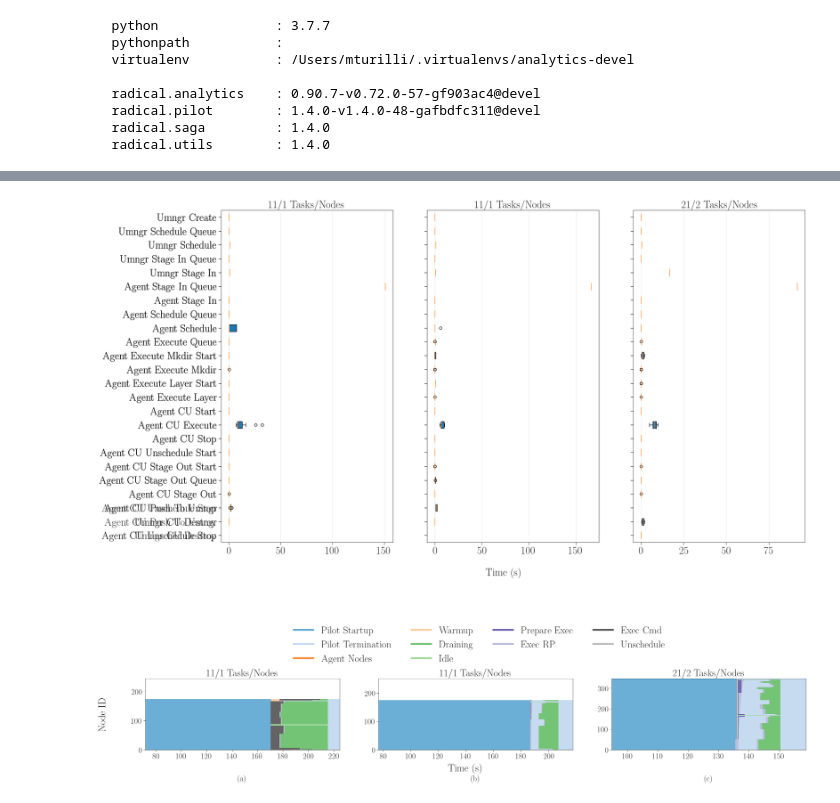
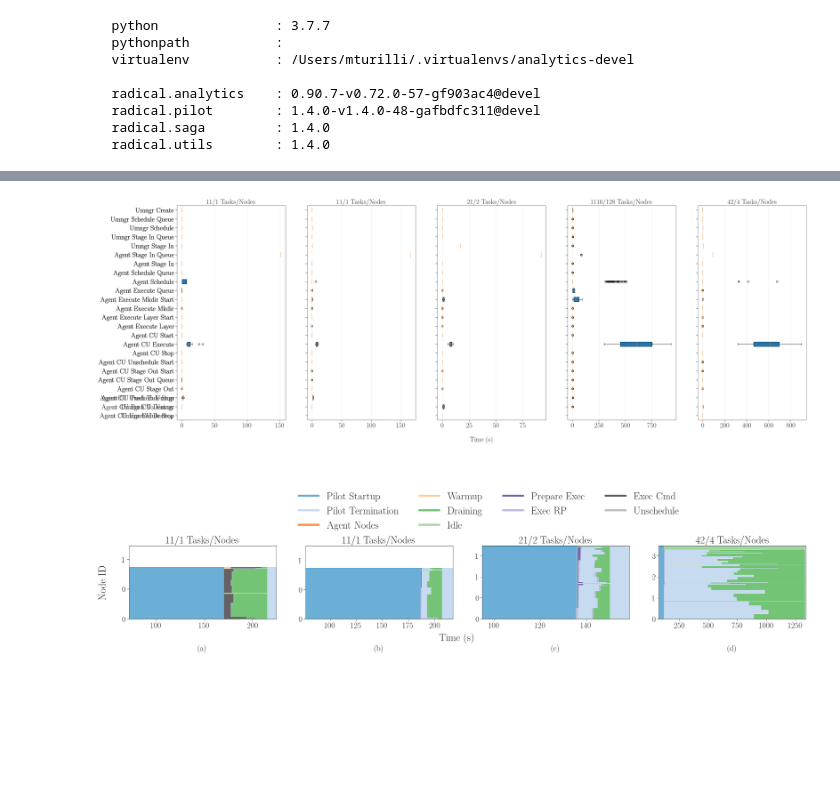
Before and after one commit to radical-experiments/summit_prrte, a Jupyter notebook: analysis/paper_ornl_2.ipynb, the cells around one changed output, grey strips where cells are left out. Drawn from its saved outputs; the diff is of its cells as text; code cells hidden in the pictures; blank space fills up the shorter version.

```diff
--- a/analysis/paper_ornl_2.ipynb
+++ b/analysis/paper_ornl_2.ipynb
@@ -20,7 +20,9 @@ suds = [
         'rp.session.login3.mturilli1.018442.0012',
 #         'rp.session.login4.mturilli1.018443.0002',
 #         'rp.session.login4.mturilli1.018443.0003',
-        'rp.session.login4.mturilli1.018444.0000'
+        'rp.session.login4.mturilli1.018444.0000',
+        'rp.session.login4.mturilli1.018444.0001',
+        'rp.session.login4.mturilli1.018444.0003'
        ]
 sdir = '../data/raw/'
 sids = [sdir+s for s in suds]
@@ -218,7 +239,7 @@ fig.text( 0.5 , 0.05, 'Time (s)', ha='center', fontsize=24)
 plt.savefig('figures/baseline_json_prrte.pdf', dpi=300, bbox_inches='tight')
 plt.savefig('figures/baseline_json_prrte.png', dpi=300, bbox_inches='tight')
 # %% [output]
-[figure, old version]
+[figure, new version]
 # %%
 metrics_default = [
 
@@ -285,16 +306,22 @@ for session in sobjs.sessions:
     xkeys.append('%s / %s' % (n_units, p_size))
 # %%
 def update_ticks(x, pos):
-#     return int(x/168)
-    return int(x)
+    return int(x/168)
+#     return int(x)
 # %%
+skip = ['rp.session.login4.mturilli1.018444.0001']
+nsids = len(suds) - len(skip)
+
 fwidth = 36
 fhight = 4
-fig, axarr = plt.subplots(1, len(suds), sharex='col', figsize=(fwidth, fhight))  # , sharey='row')
+fig, axarr = plt.subplots(1, nsids, figsize=(fwidth, fhight))
 
 i = 0
 j = 'a'
 for sid in suds:
+
+    if sid in skip:
+        continue
 
     ax = axarr[i]
     cmap = mpl.cm.get_cmap('tab20c')
@@ -345,32 +372,32 @@ for sid in suds:
                     y_min = min(y_min, orig_y)
                     x_max = max(x_max, orig_x + width)
                     y_max = max(y_max, orig_y + height)
 
                     patch = mpl.patches.Rectangle((orig_x, orig_y),
                                                   width, height,
                                                   facecolor=color,
                                                   edgecolor='black',
                                                   fill=True, lw=0.0)
                     ax.add_patch(patch)
 
     ax.set_xlim([x_min, x_max])
     ax.set_ylim([y_min, y_max])
 
     ax.set_xlabel('(%s)' % j, labelpad=45)
     ax.yaxis.set_major_formatter(mticker.FuncFormatter(update_ticks))
 
     i = i+1
     j = chr(ord(j) + 1)
 
 # Add common axes lables
-fig.text(0.07,  0.5, 'Node ID' , va='center', rotation='vertical', fontsize=30)
+fig.text(0.09,  0.5, 'Node ID' , va='center', rotation='vertical', fontsize=30)
 fig.text(0.5 , -0.1, 'Time (s)', ha='center', fontsize=30)
 
 # Add legend
 fig.legend(legend, [m[0] for m in metrics_default], loc='upper center',
            bbox_to_anchor=(0.45, 1.77), fontsize=30, ncol=4)
 
 plt.savefig('figures/ru_summit_prrte.pdf', dpi=300, bbox_inches='tight')
 plt.savefig('figures/ru_summit_prrte.png', dpi=300, bbox_inches='tight')
 # %% [output]
-[figure, old version]
+[figure, new version]
```
Also changed, not shown: parts of 3 cells of this notebook, 4 other files.
